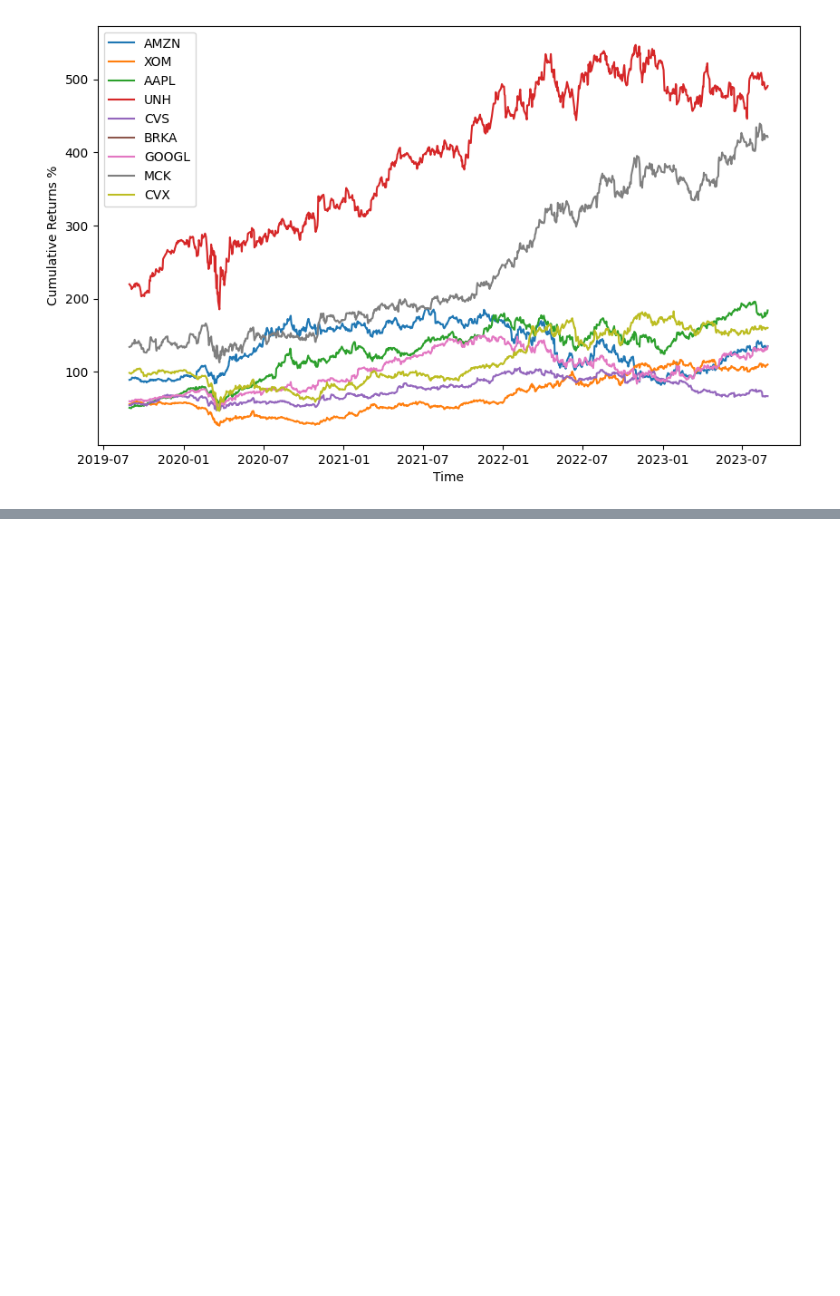
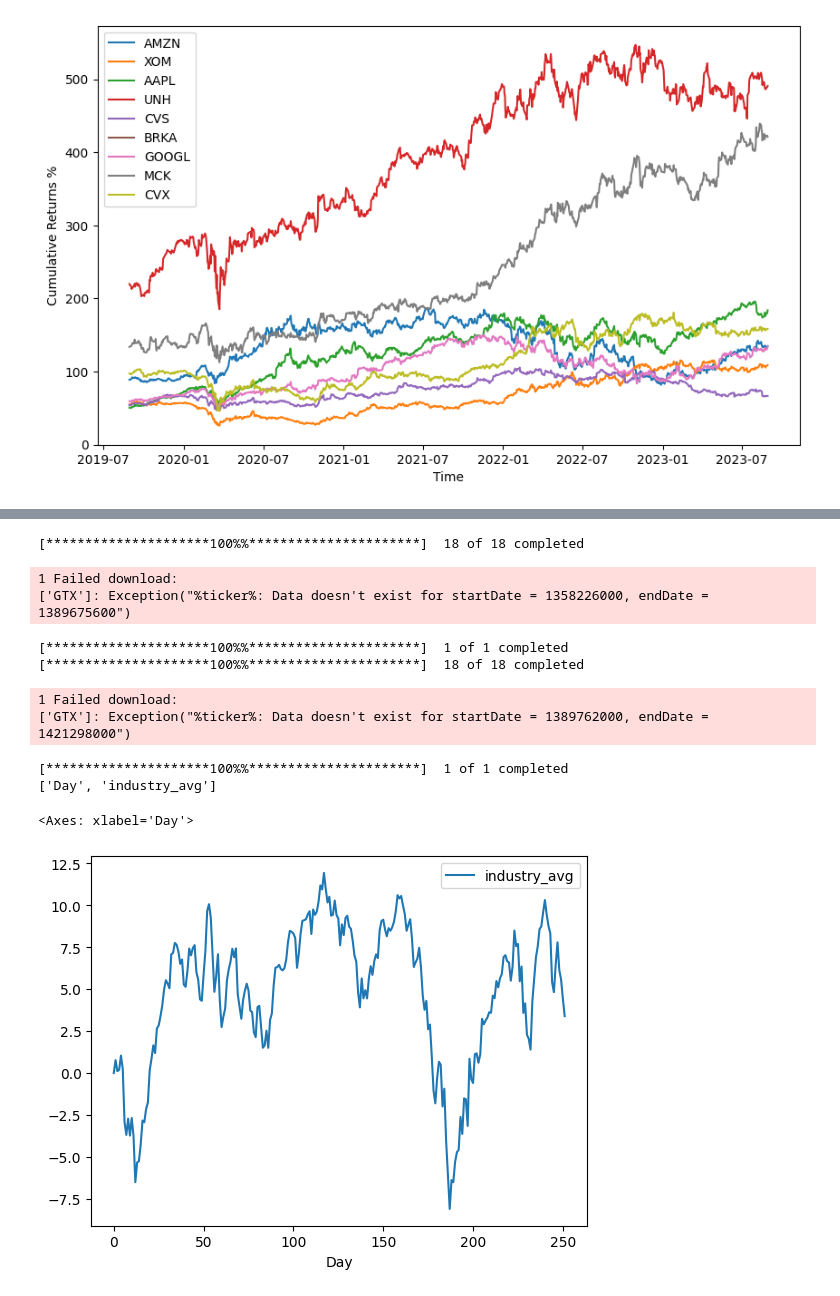
Before and after one commit to NikhilSinha0/female_ceos, a Jupyter notebook: exploration.ipynb, the cells around one changed output, grey strips where cells are left out. Drawn from its saved outputs; the diff is of its cells as text; code cells hidden in the pictures; blank space fills up the shorter version.

Commit message:
function to create graph by ceo

```diff
--- a/exploration.ipynb
+++ b/exploration.ipynb
@@ -58,0 +88,30 @@ plt.show()
+# %%
+def graph_by_ceo(name):
+    graph_data = pd.DataFrame(get_prices_by_ceo_name(name))
+    merged_df = pd.merge(graph_data[1], graph_data[2], on='Day', suffixes=('_df1', '_df2'))
+    merged_df = pd.merge(merged_df, graph_data[3], on='Day')
+    merged_df = pd.merge(merged_df, graph_data[4], on='Day', suffixes=('_df3', '_df4'))
+
+    plt.figure(figsize=(10, 6))
+
+    plt.plot(merged_df['Day'], merged_df['Average_df1'], label='DF1')
+    plt.plot(merged_df['Day'], merged_df['Average_df2'], label='DF2')
+    plt.plot(merged_df['Day'], merged_df['Average'], label='DF3')
+    plt.plot(merged_df['Day'], merged_df['Average_df4'], label='DF4')
+
+test = pd.DataFrame(get_prices_by_ceo_name("Mary T. Barra")[1])
+test.reset_index(inplace=True)
+print(list(test.columns))
+test.plot("Day", "industry_avg")
+# %% [output]
+[*********************100%%**********************]  18 of 18 completed
+1 Failed download:
+['GTX']: Exception("%ticker%: Data doesn't exist for startDate = 1358226000, endDate = 1389675600")
+[*********************100%%**********************]  1 of 1 completed
+[*********************100%%**********************]  18 of 18 completed
+1 Failed download:
+['GTX']: Exception("%ticker%: Data doesn't exist for startDate = 1389762000, endDate = 1421298000")
+[*********************100%%**********************]  1 of 1 completed
+['Day', 'industry_avg']
+<Axes: xlabel='Day'>
+[figure, added]
```
Also changed, not shown: parts of 3 cells of this notebook, 1 other file.
